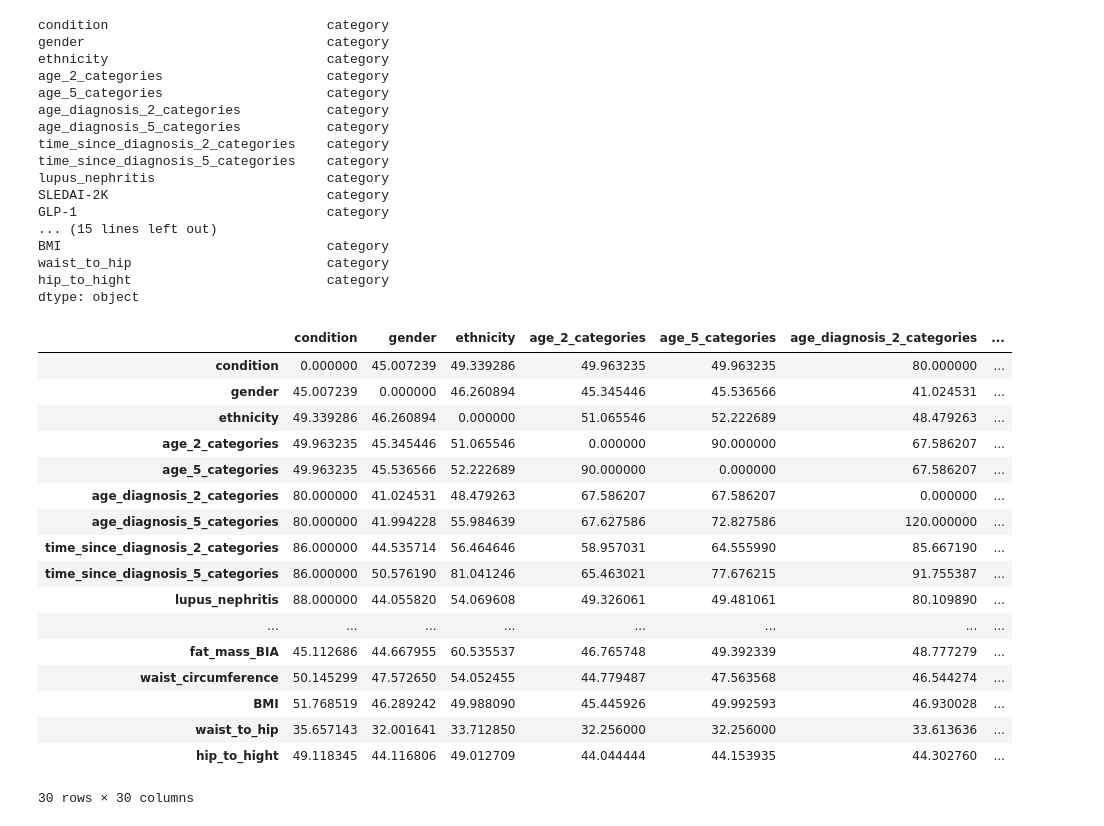
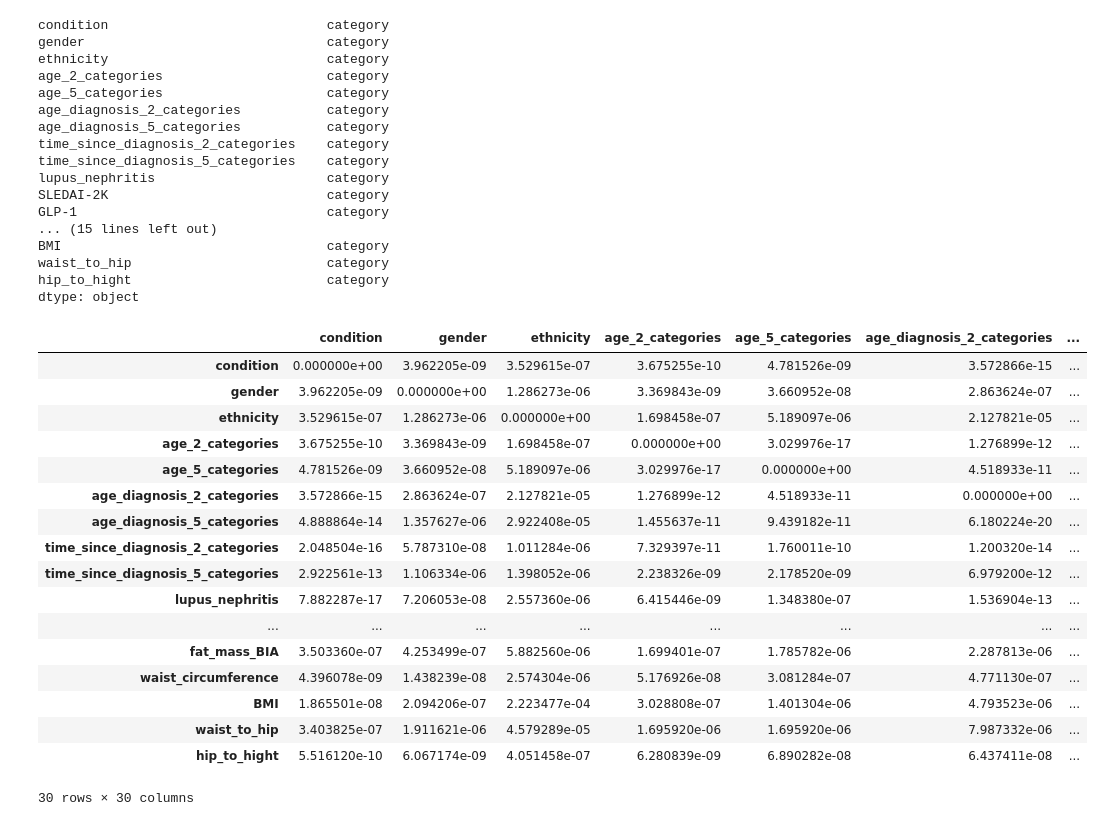
Before and after one commit to cimendes/HSM_lupus_metataxonomics, a Jupyter notebook: Correlation.ipynb, the cells around one changed output. Cells and saved outputs as stored; diff of their text form; code cells hidden in the pictures.

```diff
--- a/Correlation.ipynb
+++ b/Correlation.ipynb
@@ -81,21 +84,21 @@ chi2 = pd.DataFrame(chi2, index=df.columns.values, columns=df.columns.values) #
-# %%
-chi2
-# %% [output]
-|  | condition | gender | ethnicity | age_2_categories | age_5_categories | age_diagnosis_2_categories | ... |
-| condition | 0.000000 | 45.007239 | 49.339286 | 49.963235 | 49.963235 | 80.000000 | ... |
-| gender | 45.007239 | 0.000000 | 46.260894 | 45.345446 | 45.536566 | 41.024531 | ... |
-| ethnicity | 49.339286 | 46.260894 | 0.000000 | 51.065546 | 52.222689 | 48.479263 | ... |
-| age_2_categories | 49.963235 | 45.345446 | 51.065546 | 0.000000 | 90.000000 | 67.586207 | ... |
-| age_5_categories | 49.963235 | 45.536566 | 52.222689 | 90.000000 | 0.000000 | 67.586207 | ... |
-| age_diagnosis_2_categories | 80.000000 | 41.024531 | 48.479263 | 67.586207 | 67.586207 | 0.000000 | ... |
-| age_diagnosis_5_categories | 80.000000 | 41.994228 | 55.984639 | 67.627586 | 72.827586 | 120.000000 | ... |
-| time_since_diagnosis_2_categories | 86.000000 | 44.535714 | 56.464646 | 58.957031 | 64.555990 | 85.667190 | ... |
-| time_since_diagnosis_5_categories | 86.000000 | 50.576190 | 81.041246 | 65.463021 | 77.676215 | 91.755387 | ... |
-| lupus_nephritis | 88.000000 | 44.055820 | 54.069608 | 49.326061 | 49.481061 | 80.109890 | ... |
-| ... | ... | ... | ... | ... | ... | ... | ... |
-| fat_mass_BIA | 45.112686 | 44.667955 | 60.535537 | 46.765748 | 49.392339 | 48.777279 | ... |
-| waist_circumference | 50.145299 | 47.572650 | 54.052455 | 44.779487 | 47.563568 | 46.544274 | ... |
-| BMI | 51.768519 | 46.289242 | 49.988090 | 45.445926 | 49.992593 | 46.930028 | ... |
-| waist_to_hip | 35.657143 | 32.001641 | 33.712850 | 32.256000 | 32.256000 | 33.613636 | ... |
-| hip_to_hight | 49.118345 | 44.116806 | 49.012709 | 44.044444 | 44.153935 | 44.302760 | ... |
-30 rows × 30 columns
+# %%
+p_values
+# %% [output]
+|  | condition | gender | ethnicity | age_2_categories | age_5_categories | age_diagnosis_2_categories | ... |
+| condition | 0.000000e+00 | 3.962205e-09 | 3.529615e-07 | 3.675255e-10 | 4.781526e-09 | 3.572866e-15 | ... |
+| gender | 3.962205e-09 | 0.000000e+00 | 1.286273e-06 | 3.369843e-09 | 3.660952e-08 | 2.863624e-07 | ... |
+| ethnicity | 3.529615e-07 | 1.286273e-06 | 0.000000e+00 | 1.698458e-07 | 5.189097e-06 | 2.127821e-05 | ... |
+| age_2_categories | 3.675255e-10 | 3.369843e-09 | 1.698458e-07 | 0.000000e+00 | 3.029976e-17 | 1.276899e-12 | ... |
+| age_5_categories | 4.781526e-09 | 3.660952e-08 | 5.189097e-06 | 3.029976e-17 | 0.000000e+00 | 4.518933e-11 | ... |
+| age_diagnosis_2_categories | 3.572866e-15 | 2.863624e-07 | 2.127821e-05 | 1.276899e-12 | 4.518933e-11 | 0.000000e+00 | ... |
+| age_diagnosis_5_categories | 4.888864e-14 | 1.357627e-06 | 2.922408e-05 | 1.455637e-11 | 9.439182e-11 | 6.180224e-20 | ... |
+| time_since_diagnosis_2_categories | 2.048504e-16 | 5.787310e-08 | 1.011284e-06 | 7.329397e-11 | 1.760011e-10 | 1.200320e-14 | ... |
+| time_since_diagnosis_5_categories | 2.922561e-13 | 1.106334e-06 | 1.398052e-06 | 2.238326e-09 | 2.178520e-09 | 6.979200e-12 | ... |
+| lupus_nephritis | 7.882287e-17 | 7.206053e-08 | 2.557360e-06 | 6.415446e-09 | 1.348380e-07 | 1.536904e-13 | ... |
+| ... | ... | ... | ... | ... | ... | ... | ... |
+| fat_mass_BIA | 3.503360e-07 | 4.253499e-07 | 5.882560e-06 | 1.699401e-07 | 1.785782e-06 | 2.287813e-06 | ... |
+| waist_circumference | 4.396078e-09 | 1.438239e-08 | 2.574304e-06 | 5.176926e-08 | 3.081284e-07 | 4.771130e-07 | ... |
+| BMI | 1.865501e-08 | 2.094206e-07 | 2.223477e-04 | 3.028808e-07 | 1.401304e-06 | 4.793523e-06 | ... |
+| waist_to_hip | 3.403825e-07 | 1.911621e-06 | 4.579289e-05 | 1.695920e-06 | 1.695920e-06 | 7.987332e-06 | ... |
+| hip_to_hight | 5.516120e-10 | 6.067174e-09 | 4.051458e-07 | 6.280839e-09 | 6.890282e-08 | 6.437411e-08 | ... |
+30 rows × 30 columns
```
Also changed, not shown: parts of 5 cells of this notebook, 1 other file.
